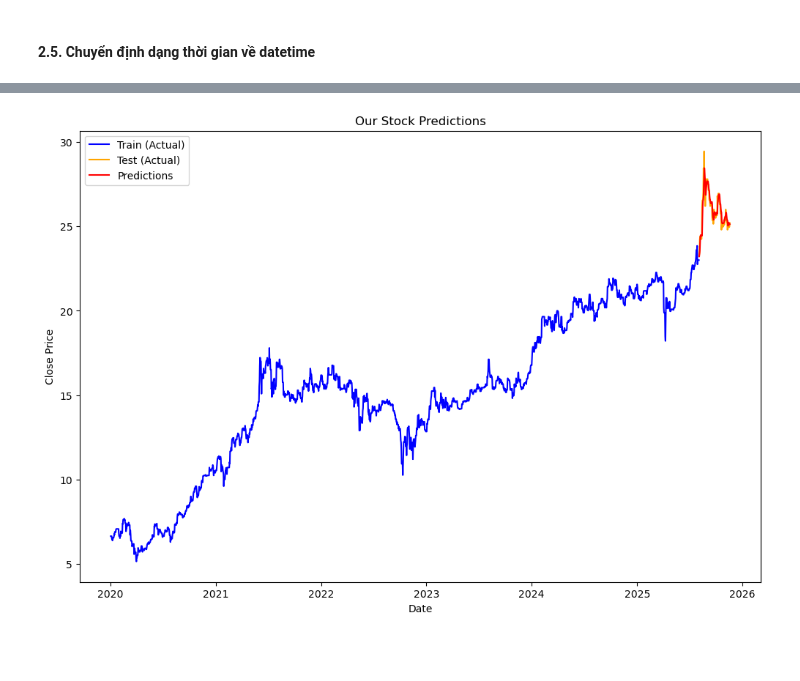
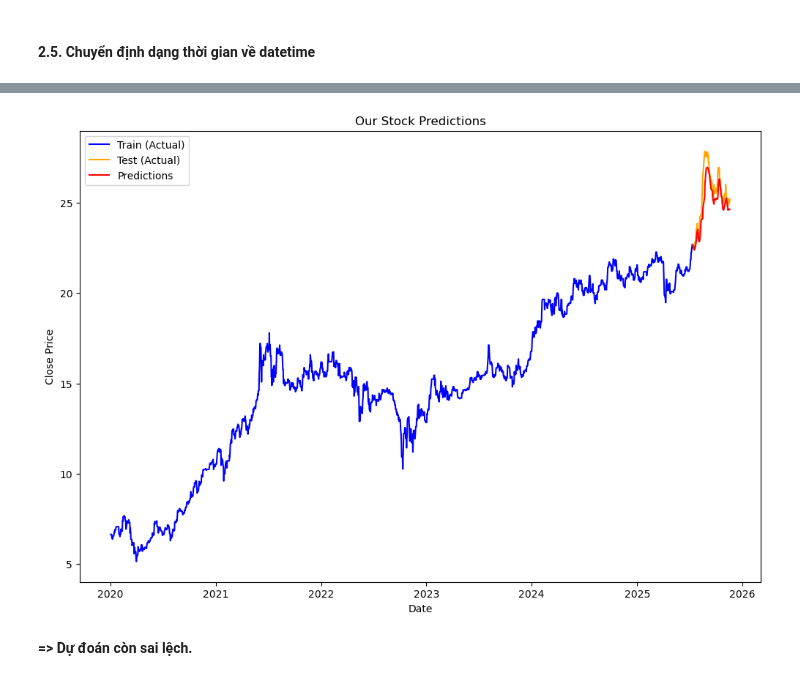
Before and after one commit to nmtuyet/Portfolio_DA, a Jupyter notebook: Stock Analytics Project/Model/LSTM.ipynb, the cells around one changed output, grey strips where cells are left out. Saved outputs shown, nothing was run; the diff lists cells and outputs as text; code cells hidden in the pictures; blank space fills up the shorter version.

Commit message:
build: :sparkles: update models with explain and results

```diff
--- a/Stock Analytics Project/Model/LSTM.ipynb
+++ b/Stock Analytics Project/Model/LSTM.ipynb
@@ -146,15 +151,15 @@ plt.show()
 #### 2.5. Chuyển định dạng thời gian về datetime
 # %%
 # Convert the Data into Date time then create a date filter
-data['date'] = pd.to_datetime(data['date'])
+data_new_iqr['date'] = pd.to_datetime(data_new_iqr['date'])
 
-prediction = data.loc[
-    (data['date'] > datetime(2020,1,1)) &
-    (data['date'] < datetime(2026,1,1))
+prediction = data_new_iqr.loc[
+    (data_new_iqr['date'] > datetime(2020,1,1)) &
+    (data_new_iqr['date'] < datetime(2026,1,1))
 ]
 
 plt.figure(figsize=(12,6))
-plt.plot(data['date'], data['close'],color="blue")
+plt.plot(data_new_iqr['date'], data_new_iqr['close'],color="blue")
 plt.xlabel("Date")
 plt.ylabel("Close")
 plt.title("Price over time")
@@ -166,6 +184,6 @@ Text(0.5, 1.0, 'Price over time')
 # %%
 # Prepare for the LSTM Model (Sequential)
-stock_close = data.filter(["close"])
+stock_close = data_new_iqr.filter(["close"])
 dataset = stock_close.values #convert to numpy array
 training_data_len = int(np.ceil(len(dataset) * 0.95))
 # %%
@@ -217,26 +214,3 @@ X_train = np.reshape(X_train, (X_train.shape[0], X_train.shape[1], 1))
 # %%
 # Build the Model
 model = keras.models.Sequential()
-
-# First Layer
-model.add(keras.layers.LSTM(64, return_sequences=True, input_shape=(X_train.shape[1],1)))
-
-# Second Layer
-model.add(keras.layers.LSTM(64, return_sequences=False))
-
-# 3rd Layer (Dense)
-model.add(keras.layers.Dense(128, activation="relu"))
-
-# 4th Layer (Dropout)
-model.add(keras.layers.Dropout(0.5))
-
-# Final Output Layer
-model.add(keras.layers.Dense(1))
-
-model.summary()
-model.compile(optimizer="adam",
-              loss="mae",
-              metrics=[keras.metrics.RootMeanSquaredError()])
-
-
-training = model.fit(X_train, y_train, epochs=20, batch_size=32)
@@ -277,0 +286,2 @@ Epoch 20/20
+# %%
+training = model.fit(X_train, y_train, epochs=50, batch_size=32)
@@ -295,20 +339,22 @@ predictions = scaler.inverse_transform(predictions)
 # %%
 # Plotting data
-train = data[:training_data_len]
-test =  data[training_data_len:]
+train = data_new_iqr[:training_data_len]
+test =  data_new_iqr[training_data_len:]
 
 test = test.copy()
 
 test['Predictions'] = predictions
 
 plt.figure(figsize=(12,8))
 plt.plot(train['date'], train['close'], label="Train (Actual)", color='blue')
 plt.plot(test['date'], test['close'], label="Test (Actual)", color='orange')
 plt.plot(test['date'], test['Predictions'], label="Predictions", color='red')
 plt.title("Our Stock Predictions")
 plt.xlabel("Date")
 plt.ylabel("Close Price")
 plt.legend()
 plt.show()
 # %% [output]
-[figure, old version]
+[figure, new version]
+# %% [markdown]
+**=> Dự đoán còn sai lệch.**
```
Also changed, not shown: parts of 34 cells of this notebook, 1 other file.
